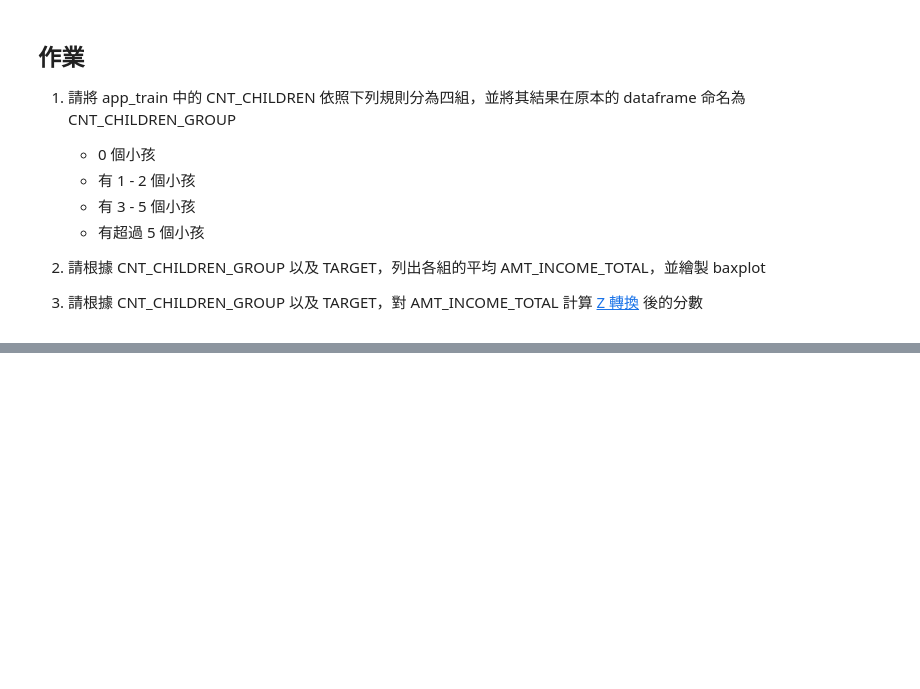
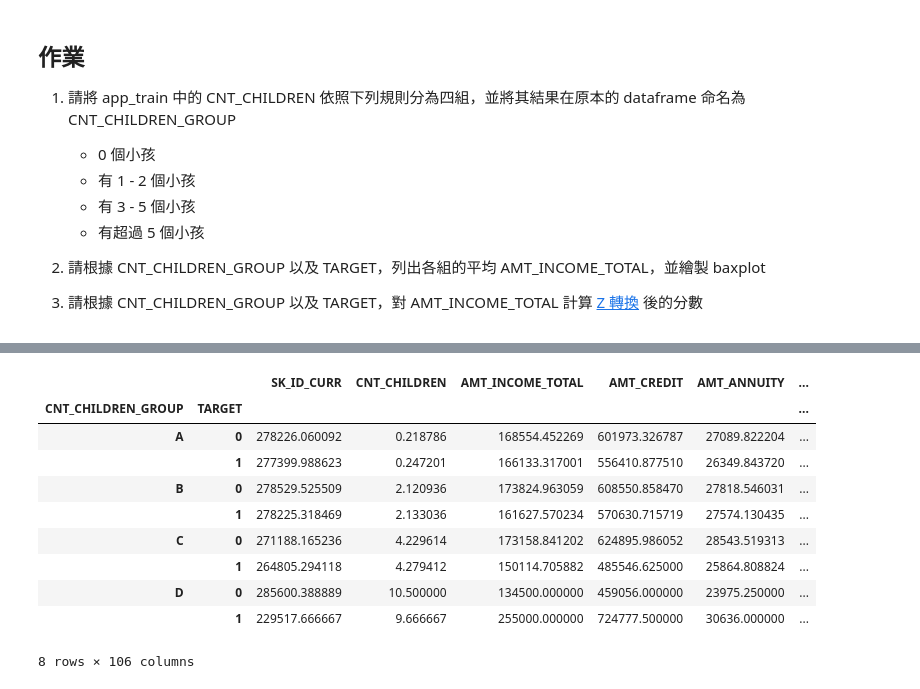
Before and after one commit to albert0125/2nd-ML100Days, a Jupyter notebook: homework/Day_008_HW.ipynb, the cells around one changed output, grey strips where cells are left out. Saved outputs shown, nothing was run; the diff lists cells and outputs as text; code cells hidden in the pictures; blank space fills up the shorter version.

```diff
--- a/homework/Day_008_HW.ipynb
+++ b/homework/Day_008_HW.ipynb
@@ -83,8 +97,9 @@ plt.show()
 # %%
 #3
 """
-Your code here
+請根據 CNT_CHILDREN_GROUP 以及 TARGET，對 AMT_INCOME_TOTAL 計算 Z 轉換 後的分數
 """
-app_train['AMT_INCOME_TOTAL_Z_BY_CHILDREN_GRP-TARGET'] = grouped_df.apply(lambda x: )
+grouped_df = app_train.groupby(['CNT_CHILDREN_GROUP','TARGET'])['AMT_INCOME_TOTAL']
+app_train['AMT_INCOME_TOTAL_Z_BY_CHILDREN_GRP-TARGET'] = grouped_df.apply(lambda x: (x-x.mean())/x.std())
 
 app_train[['AMT_INCOME_TOTAL','AMT_INCOME_TOTAL_Z_BY_CHILDREN_GRP-TARGET']].head()
@@ -90,0 +113,17 @@ app_train[['AMT_INCOME_TOTAL','AMT_INCOME_TOTAL_Z_BY_CHILDREN_GRP-TARGET']].head
+# %%
+grouped_df = app_train.groupby(['CNT_CHILDREN_GROUP','TARGET'])
+#grouped_df = app_train.groupby(['CNT_CHILDREN_GROUP','TARGET'])['AMT_INCOME_TOTAL']
+#app_train.iloc[grouped_df.groups[('A',0)]]['AMT_INCOME_TOTAL']
+grouped_df.mean()
+# %% [output]
+|  |  | SK_ID_CURR | CNT_CHILDREN | AMT_INCOME_TOTAL | AMT_CREDIT | AMT_ANNUITY | ... |
+| CNT_CHILDREN_GROUP | TARGET |  |  |  |  |  | ... |
+| A | 0 | 278226.060092 | 0.218786 | 168554.452269 | 601973.326787 | 27089.822204 | ... |
+|  | 1 | 277399.988623 | 0.247201 | 166133.317001 | 556410.877510 | 26349.843720 | ... |
+| B | 0 | 278529.525509 | 2.120936 | 173824.963059 | 608550.858470 | 27818.546031 | ... |
+|  | 1 | 278225.318469 | 2.133036 | 161627.570234 | 570630.715719 | 27574.130435 | ... |
+| C | 0 | 271188.165236 | 4.229614 | 173158.841202 | 624895.986052 | 28543.519313 | ... |
+|  | 1 | 264805.294118 | 4.279412 | 150114.705882 | 485546.625000 | 25864.808824 | ... |
+| D | 0 | 285600.388889 | 10.500000 | 134500.000000 | 459056.000000 | 23975.250000 | ... |
+|  | 1 | 229517.666667 | 9.666667 | 255000.000000 | 724777.500000 | 30636.000000 | ... |
+8 rows × 106 columns
```
Also changed, not shown: parts of 7 cells of this notebook.
